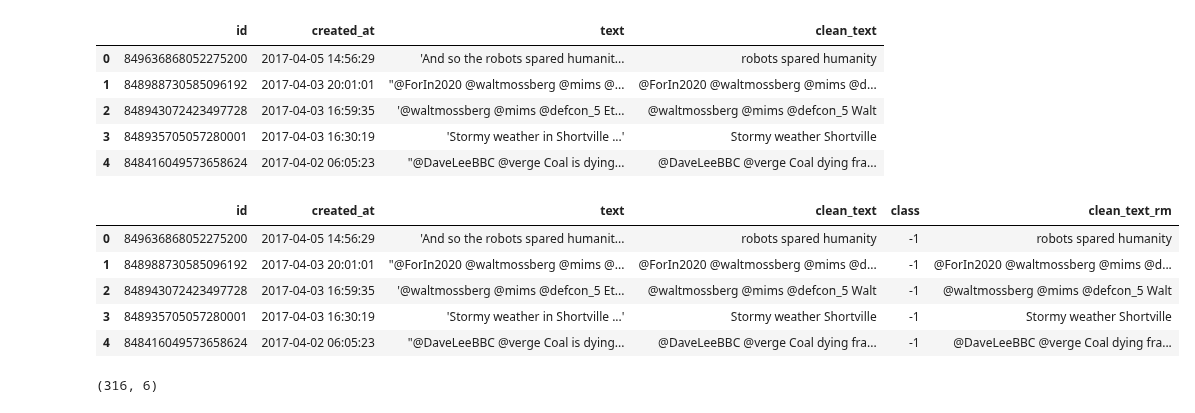
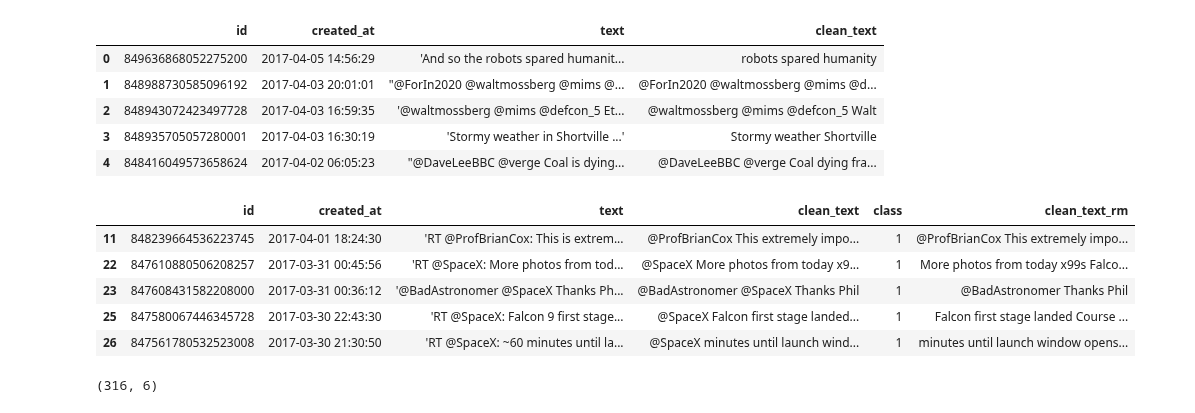
Before and after one commit to mromanello/ADA-DHOxSS, a Jupyter notebook: notebooks/5.1 Modelling.ipynb, the cells around one changed output. Drawn from its saved outputs; the diff is of its cells as text; code cells hidden in the pictures.

```diff
--- a/notebooks/5.1 Modelling.ipynb
+++ b/notebooks/5.1 Modelling.ipynb
@@ -437,14 +512,14 @@ def remove_t_or_s(tweet):
 df_elon["class"] = df_elon["clean_text"].apply(classify_t_or_s)
 df_elon["clean_text_rm"] = df_elon["clean_text"].apply(remove_t_or_s)
 # %%
-df_elon.head(5)
+df_elon[df_elon["class"] == 1].head(5)
 # %% [output]
 |  | id | created_at | text | clean_text | class | clean_text_rm |
-| 0 | 849636868052275200 | 2017-04-05 14:56:29 | 'And so the robots spared humanit... | robots spared humanity | -1 | robots spared humanity |
-| 1 | 848988730585096192 | 2017-04-03 20:01:01 | "@ForIn2020 @waltmossberg @mims @... | @ForIn2020 @waltmossberg @mims @d... | -1 | @ForIn2020 @waltmossberg @mims @d... |
-| 2 | 848943072423497728 | 2017-04-03 16:59:35 | '@waltmossberg @mims @defcon_5 Et... | @waltmossberg @mims @defcon_5 Walt | -1 | @waltmossberg @mims @defcon_5 Walt |
-| 3 | 848935705057280001 | 2017-04-03 16:30:19 | 'Stormy weather in Shortville ...' | Stormy weather Shortville | -1 | Stormy weather Shortville |
-| 4 | 848416049573658624 | 2017-04-02 06:05:23 | "@DaveLeeBBC @verge Coal is dying... | @DaveLeeBBC @verge Coal dying fra... | -1 | @DaveLeeBBC @verge Coal dying fra... |
+| 11 | 848239664536223745 | 2017-04-01 18:24:30 | 'RT @ProfBrianCox: This is extrem... | @ProfBrianCox This extremely impo... | 1 | @ProfBrianCox This extremely impo... |
+| 22 | 847610880506208257 | 2017-03-31 00:45:56 | 'RT @SpaceX: More photos from tod... | @SpaceX More photos from today x9... | 1 | More photos from today x99s Falco... |
+| 23 | 847608431582208000 | 2017-03-31 00:36:12 | '@BadAstronomer @SpaceX Thanks Ph... | @BadAstronomer @SpaceX Thanks Phil | 1 | @BadAstronomer Thanks Phil |
+| 25 | 847580067446345728 | 2017-03-30 22:43:30 | 'RT @SpaceX: Falcon 9 first stage... | @SpaceX Falcon first stage landed... | 1 | Falcon first stage landed Course ... |
+| 26 | 847561780532523008 | 2017-03-30 21:30:50 | 'RT @SpaceX: ~60 minutes until la... | @SpaceX minutes until launch wind... | 1 | minutes until launch window opens... |
 # %%
 df_reduced = df_elon[df_elon["class"] != -1]
 df_reduced.shape
```
Also changed, not shown: parts of 19 cells of this notebook.
